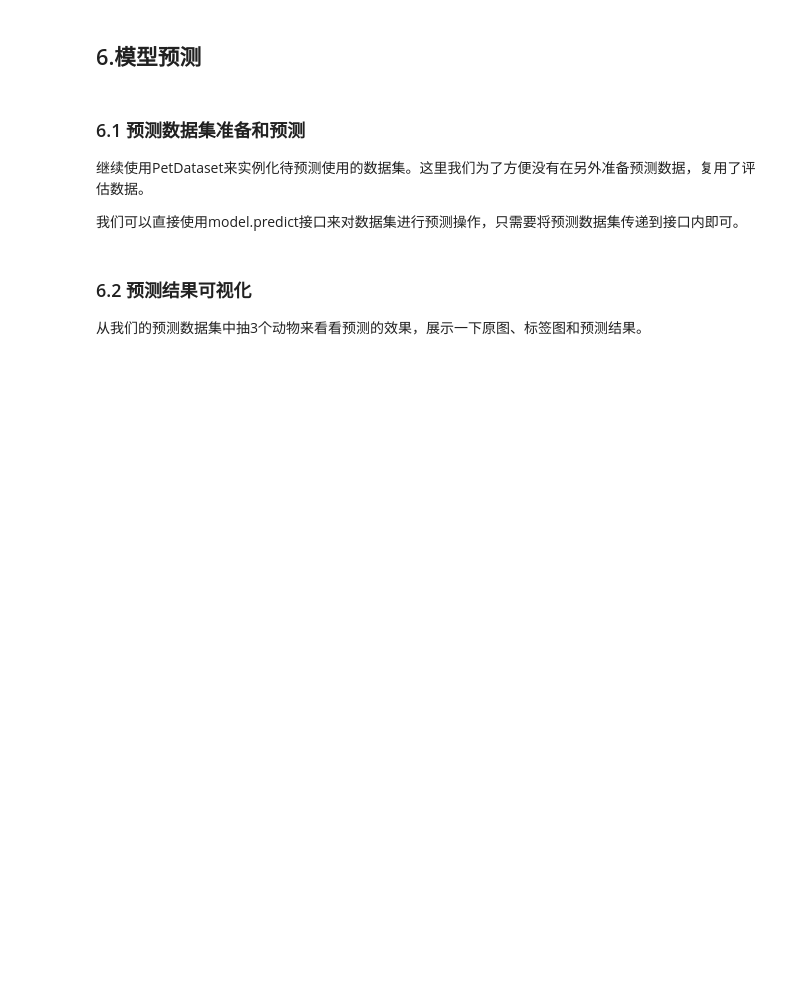
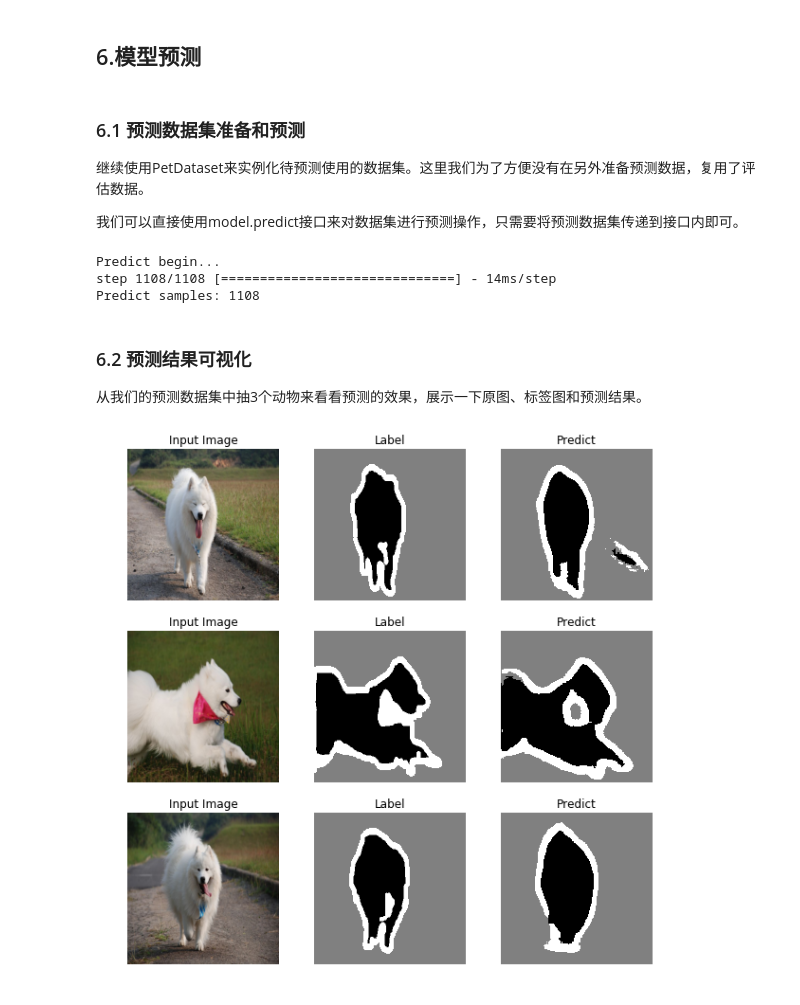
Before and after one commit to PaddlePaddle/book, a Jupyter notebook: paddle2.0_docs/image_segmentation/pets_image_segmentation_U_Net_like.ipynb, the cells around one changed output. Cells and saved outputs as stored; diff of their text form; code cells hidden in the pictures; blank space fills up the shorter version.

```diff
--- a/paddle2.0_docs/image_segmentation/pets_image_segmentation_U_Net_like.ipynb
+++ b/paddle2.0_docs/image_segmentation/pets_image_segmentation_U_Net_like.ipynb
@@ -432,7 +464,7 @@ class PetNet(paddle.nn.Layer):
 
         # 根据下采样个数和配置循环定义子Layer，避免重复写一样的程序
         for out_channels in self.encoder_list:
-            block = self.add_sublayer('encoder_%s'.format(out_channels),
+            block = self.add_sublayer('encoder_{}'.format(out_channels),
                                       Encoder(in_channels, out_channels))
             self.encoders.append(block)
             in_channels = out_channels
@@ -441,7 +473,7 @@ class PetNet(paddle.nn.Layer):
 
         # 根据上采样个数和配置循环定义子Layer，避免重复写一样的程序
         for out_channels in self.decoder_list:
-            block = self.add_sublayer('decoder_%s'.format(out_channels),
+            block = self.add_sublayer('decoder_{}'.format(out_channels),
                                       Decoder(in_channels, out_channels))
             self.decoders.append(block)
             in_channels = out_channels
@@ -473,5 +504,6 @@ class PetNet(paddle.nn.Layer):
 # %%
 num_classes = 4
-model = paddle.Model(PetNet(num_classes))
-model.summary((-1, 3, 160, 160))
+network = PetNet(num_classes)
+model = paddle.Model(network)
+model.summary((-1, 3,) + IMAGE_SIZE)
 # %% [output]
@@ -500,15 +532,18 @@ Estimated Total Size (MB): 44.10
 
 使用模型代码进行Model实例生成，使用prepare接口定义优化器、损失函数和评价指标等信息，用于后续训练使用。在所有初步配置完成后，调用fit接口开启训练执行过程，调用fit时只需要将前面定义好的训练数据集、测试数据集、训练轮次（Epoch）和批次大小（batch_size）配置好即可。
 # %%
+train_dataset = PetDataset(mode='train') # 训练数据集
+val_dataset = PetDataset(mode='test') # 验证数据集
+
 optim = paddle.optimizer.RMSProp(learning_rate=0.001,
                                  rho=0.9,
                                  momentum=0.0,
                                  epsilon=1e-07,
                                  centered=False,
                                  parameters=model.parameters())
-model = paddle.Model(PetNet(num_classes))
 model.prepare(optim, paddle.nn.CrossEntropyLoss())
 model.fit(train_dataset,
           val_dataset,
           epochs=15,
-          batch_size=32)
+          batch_size=32,
+          verbose=1)
@@ -525,38 +577,56 @@ predict_results = model.predict(val_dataset)
+# %%
+predict_dataset = PetDataset(mode='predict')
+predict_results = model.predict(predict_dataset)
+# %% [output]
+Predict begin...
+step 1108/1108 [==============================] - 14ms/step
+Predict samples: 1108
 # %% [markdown]
 ### 6.2 预测结果可视化
 
 从我们的预测数据集中抽3个动物来看看预测的效果，展示一下原图、标签图和预测结果。
 # %%
-print(len(predict_results))
 plt.figure(figsize=(10, 10))
 
 i = 0
 mask_idx = 0
 
-for data in val_dataset:
-    if i > 8:
-        break
-    plt.subplot(3, 3, i + 1)
-    plt.imshow(data[0].transpose((1, 2, 0)).astype('uint8'))
-    plt.title('Input Image')
-    plt.axis("off")
+with open('./predict.txt', 'r') as f:
+    for line in f.readlines():
+        image_path, label_path = line.strip().split('\t')
+        resize_t = T.Compose([
+            T.Resize(IMAGE_SIZE)
+        ])
+        image = resize_t(PilImage.open(image_path))
+        label = resize_t(PilImage.open(label_path))
 
-    plt.subplot(3, 3, i + 2)
-    plt.imshow(np.squeeze(data[1], axis=0).astype('uint8'), cmap='gray')
-    plt.title('Label')
-    plt.axis("off")
+        image = np.array(image).astype('uint8')
+        label = np.array(label).astype('uint8')
 
-    # 模型只有一个输出，所以我们通过predict_results[0]来取出1000个预测的结果
-    # 映射原始图片的index来取出预测结果，提取mask进行展示
-    data = predict_results[0][mask_idx][0].transpose((1, 2, 0))
-    mask = np.argmax(data, axis=-1)
-    mask = np.expand_dims(mask, axis=-1)
+        if i > 8:
+            break
+        plt.subplot(3, 3, i + 1)
+        plt.imshow(image)
+        plt.title('Input Image')
+        plt.axis("off")
 
-    plt.subplot(3, 3, i + 3)
-    plt.imshow(np.squeeze(mask, axis=2).astype('uint8'), cmap='gray')
-    plt.title('Predict')
-    plt.axis("off")
-    i += 3
-    mask_idx += 1
+        plt.subplot(3, 3, i + 2)
+        plt.imshow(label, cmap='gray')
+        plt.title('Label')
+        plt.axis("off")
+
+        # 模型只有一个输出，所以我们通过predict_results[0]来取出1000个预测的结果
+        # 映射原始图片的index来取出预测结果，提取mask进行展示
+        data = predict_results[0][mask_idx][0].transpose((1, 2, 0))
+        mask = np.argmax(data, axis=-1)
+
+        plt.subplot(3, 3, i + 3)
+        plt.imshow(mask.astype('uint8'), cmap='gray')
+        plt.title('Predict')
+        plt.axis("off")
+        i += 3
+        mask_idx += 1
 
 plt.show()
+# %% [output]
+[figure, added]
```
Also changed, not shown: parts of 17 cells of this notebook, 1 other file.
